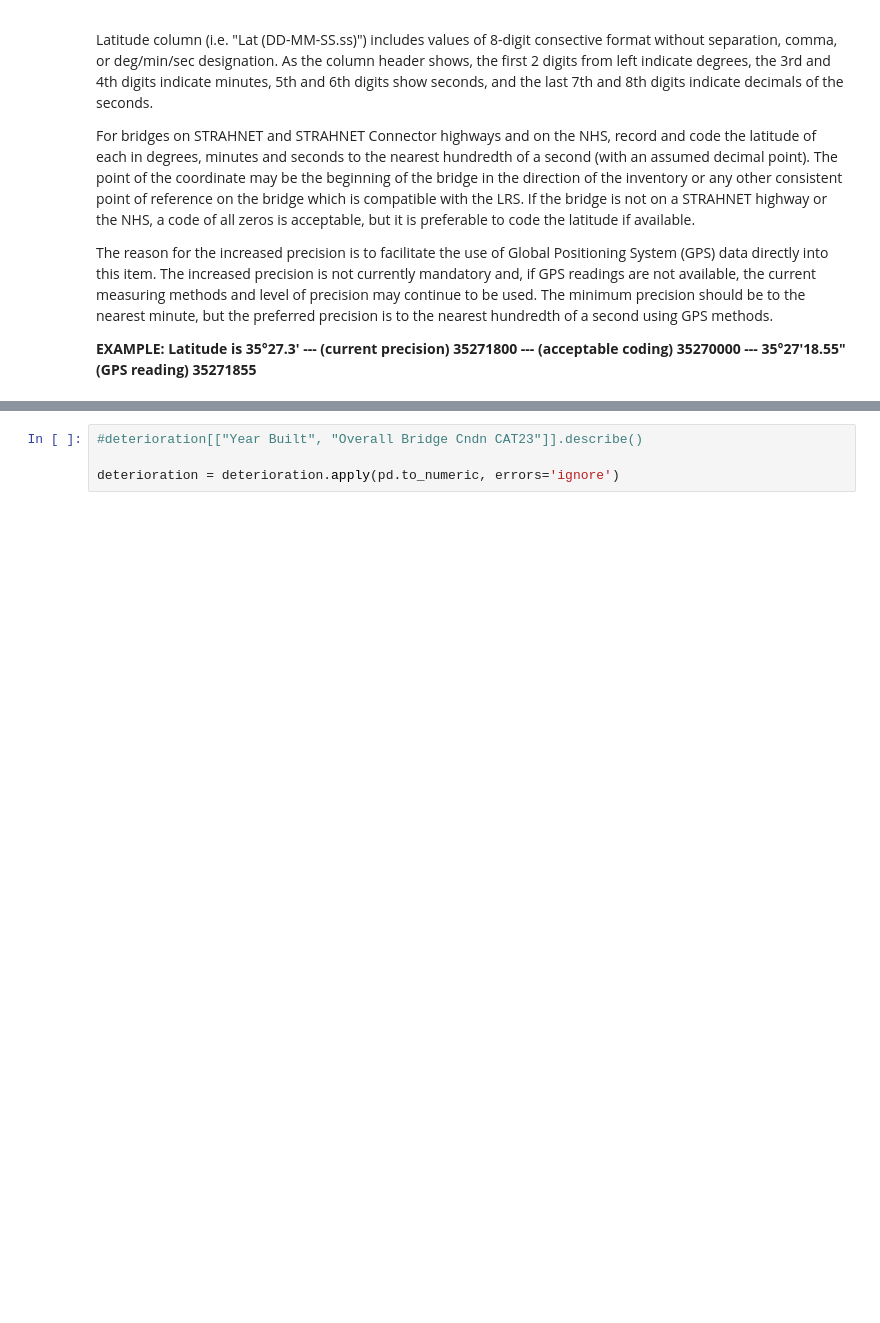
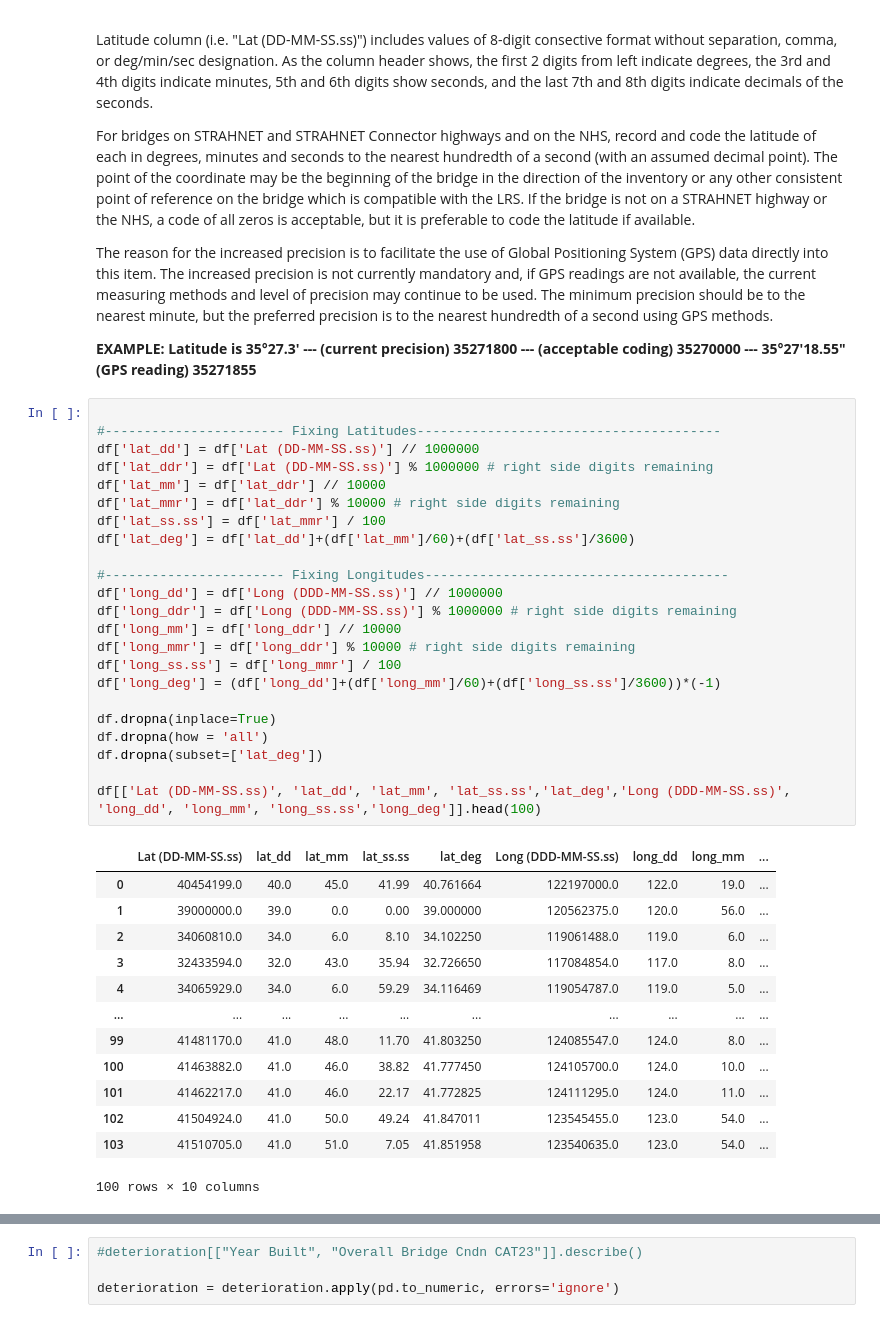
Before and after one commit to hotaki-lab/CA-2019-Bridge-Inventory, a Jupyter notebook: CA Bridge Structures Data Analysis (CA2019 NBI Database).ipynb, the cells around one changed output, grey strips where cells are left out. Saved outputs shown, nothing was run; the diff lists cells and outputs as text; blank space fills up the shorter version.

```diff
--- a/CA Bridge Structures Data Analysis (CA2019 NBI Database).ipynb
+++ b/CA Bridge Structures Data Analysis (CA2019 NBI Database).ipynb
@@ -282,6 +282,43 @@ For bridges on STRAHNET and STRAHNET Connector highways and on the NHS, record a
 The reason for the increased precision is to facilitate the use of Global Positioning System (GPS) data directly into this item. The increased precision is not currently mandatory and, if GPS readings are not available, the current measuring methods and level of precision may continue to be used. The minimum precision should be to the nearest minute, but the preferred precision is to the nearest hundredth of a second using GPS methods.
 
 **EXAMPLE: Latitude is 35°27.3' \--- (current precision) 35271800 \--- (acceptable coding) 35270000 \--- 35°27'18.55"   (GPS reading) 35271855**
+# %%
+
+#----------------------- Fixing Latitudes---------------------------------------
+df['lat_dd'] = df['Lat (DD-MM-SS.ss)'] // 1000000
+df['lat_ddr'] = df['Lat (DD-MM-SS.ss)'] % 1000000 # right side digits remaining
+df['lat_mm'] = df['lat_ddr'] // 10000
+df['lat_mmr'] = df['lat_ddr'] % 10000 # right side digits remaining
+df['lat_ss.ss'] = df['lat_mmr'] / 100
+df['lat_deg'] = df['lat_dd']+(df['lat_mm']/60)+(df['lat_ss.ss']/3600)
+
+#----------------------- Fixing Longitudes---------------------------------------
+df['long_dd'] = df['Long (DDD-MM-SS.ss)'] // 1000000
+df['long_ddr'] = df['Long (DDD-MM-SS.ss)'] % 1000000 # right side digits remaining
+df['long_mm'] = df['long_ddr'] // 10000
+df['long_mmr'] = df['long_ddr'] % 10000 # right side digits remaining
+df['long_ss.ss'] = df['long_mmr'] / 100
+df['long_deg'] = (df['long_dd']+(df['long_mm']/60)+(df['long_ss.ss']/3600))*(-1)
+
+df.dropna(inplace=True)
+df.dropna(how = 'all')
+df.dropna(subset=['lat_deg'])
+
+df[['Lat (DD-MM-SS.ss)', 'lat_dd', 'lat_mm', 'lat_ss.ss','lat_deg','Long (DDD-MM-SS.ss)', 'long_dd', 'long_mm', 'long_ss.ss','long_deg']].head(100)
+# %% [output]
+|  | Lat (DD-MM-SS.ss) | lat_dd | lat_mm | lat_ss.ss | lat_deg | Long (DDD-MM-SS.ss) | long_dd | long_mm | ... |
+| 0 | 40454199.0 | 40.0 | 45.0 | 41.99 | 40.761664 | 122197000.0 | 122.0 | 19.0 | ... |
+| 1 | 39000000.0 | 39.0 | 0.0 | 0.00 | 39.000000 | 120562375.0 | 120.0 | 56.0 | ... |
+| 2 | 34060810.0 | 34.0 | 6.0 | 8.10 | 34.102250 | 119061488.0 | 119.0 | 6.0 | ... |
+| 3 | 32433594.0 | 32.0 | 43.0 | 35.94 | 32.726650 | 117084854.0 | 117.0 | 8.0 | ... |
+| 4 | 34065929.0 | 34.0 | 6.0 | 59.29 | 34.116469 | 119054787.0 | 119.0 | 5.0 | ... |
+| ... | ... | ... | ... | ... | ... | ... | ... | ... | ... |
+| 99 | 41481170.0 | 41.0 | 48.0 | 11.70 | 41.803250 | 124085547.0 | 124.0 | 8.0 | ... |
+| 100 | 41463882.0 | 41.0 | 46.0 | 38.82 | 41.777450 | 124105700.0 | 124.0 | 10.0 | ... |
+| 101 | 41462217.0 | 41.0 | 46.0 | 22.17 | 41.772825 | 124111295.0 | 124.0 | 11.0 | ... |
+| 102 | 41504924.0 | 41.0 | 50.0 | 49.24 | 41.847011 | 123545455.0 | 123.0 | 54.0 | ... |
+| 103 | 41510705.0 | 41.0 | 51.0 | 7.05 | 41.851958 | 123540635.0 | 123.0 | 54.0 | ... |
+100 rows × 10 columns
 # %%
 deterioration = df[['Year Built', 'Ovreall Bridge Cndn CAT23']]
 
```
Also changed, not shown: parts of 6 cells of this notebook.
